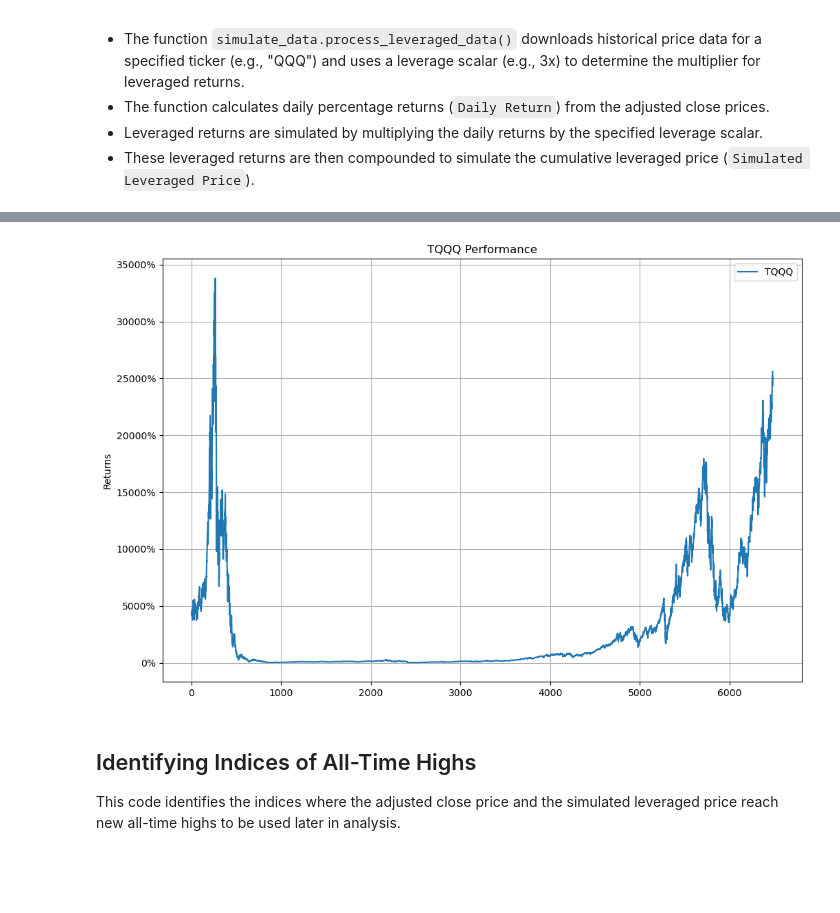
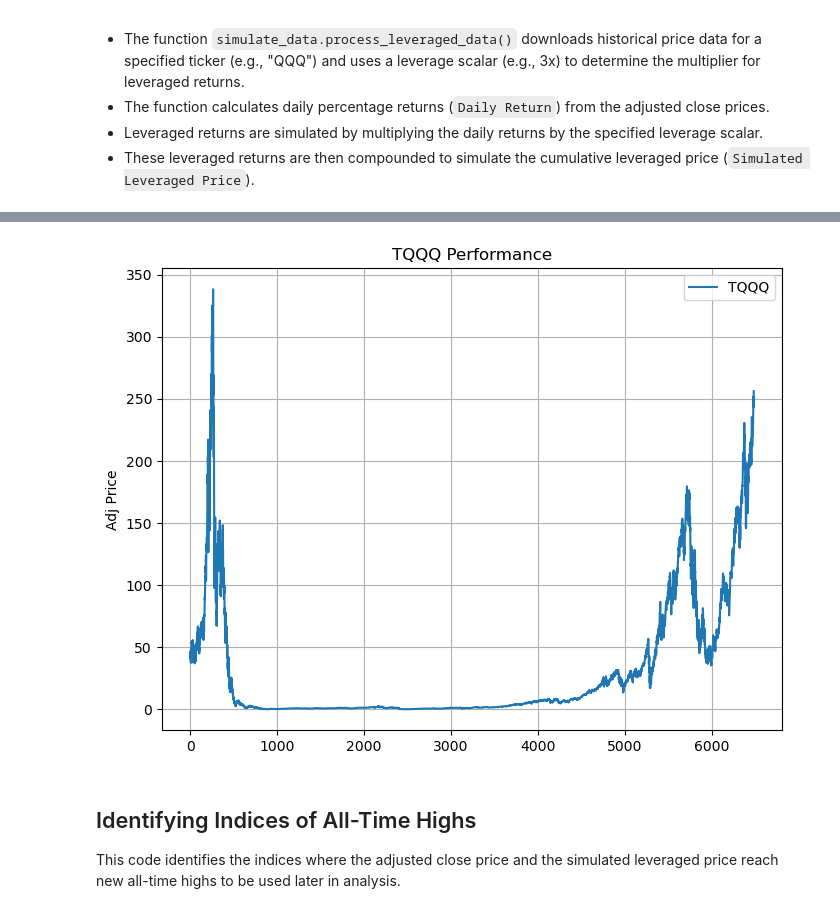
Before and after one commit to SterlingHayden/ATH-Investing-w-Leveraged-ETFs, a Jupyter notebook: Investigating-TQQQ.ipynb, the cells around one changed output, grey strips where cells are left out. Drawn from its saved outputs; the diff is of its cells as text; code cells hidden in the pictures; blank space fills up the shorter version.

```diff
--- a/Investigating-TQQQ.ipynb
+++ b/Investigating-TQQQ.ipynb
@@ -24,19 +25,16 @@ Downloading data for QQQ...
 | 3 | 1999-03-15 | 50.43750 | 51.562500 | 49.90625 | 51.5000 | 43.789265 | 6369000 | 0.028714 | 0.086141 | ... |
 | 4 | 1999-03-16 | 51.71875 | 52.156250 | 51.15625 | 51.9375 | 44.161263 | 4905800 | 0.008495 | 0.025486 | ... |
 # %%
-import matplotlib.pyplot as plt
-
 # Graphing the Cumulative returns of the ETF's and splits in question
-plt.figure(figsize=(12, 8))
+plt.figure(figsize=(8, 6))
 plt.plot(data['Simulated Leveraged Price'], label='TQQQ')
 plt.legend()
 plt.title('TQQQ Performance')
-plt.ylabel('Returns')
-plt.gca().set_yticklabels([f'{x:.0%}' for x in plt.gca().get_yticks()])
+plt.ylabel('Adj Price')
 plt.grid(True)
 plt.show()
 # %% [output]
-[figure, old version]
+[figure, new version]
 # %% [markdown]
 ## Identifying Indices of All-Time Highs
 
```
Also changed, not shown: parts of 3 cells of this notebook.
